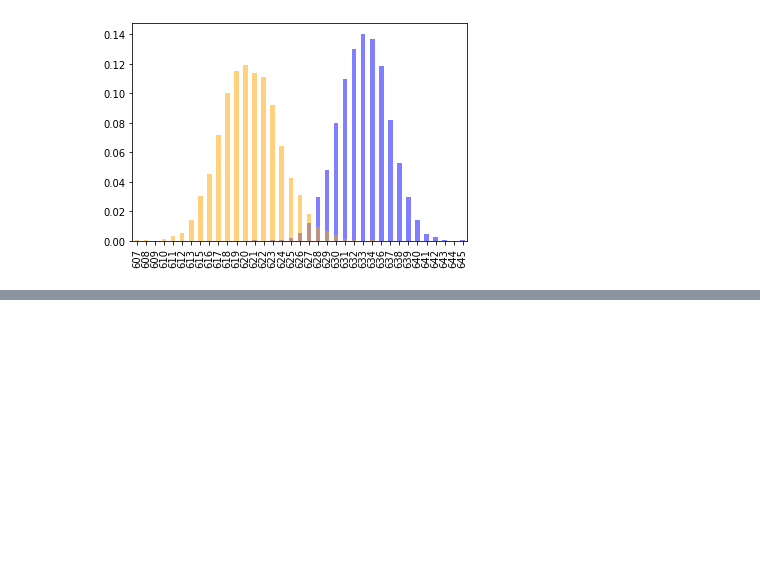
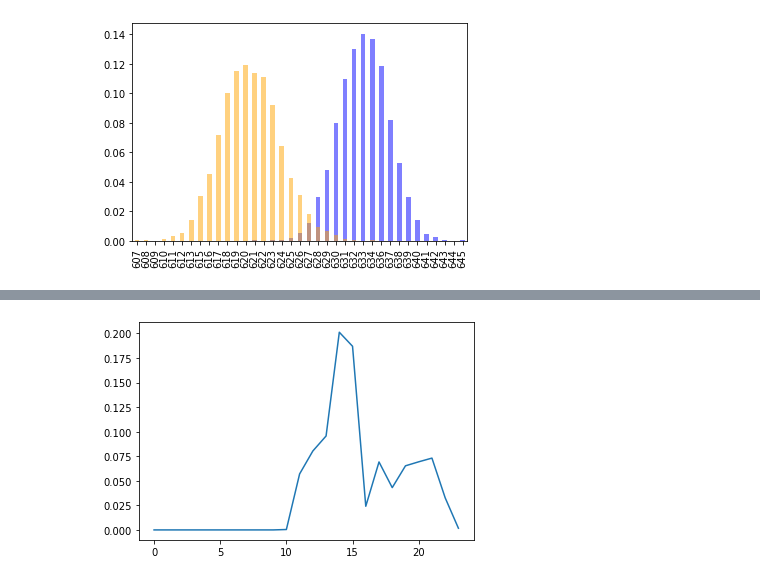
Before and after one commit to im555/lerning_LNPR, a Jupyter notebook: section_sensor/lidar_600.ipynb, the cells around one changed output, grey strips where cells are left out. Saved outputs shown, nothing was run; the diff lists cells and outputs as text; code cells hidden in the pictures; blank space fills up the shorter version.

```diff
--- a/section_sensor/lidar_600.ipynb
+++ b/section_sensor/lidar_600.ipynb
@@ -142,0 +182,11 @@ plt.show()
+# %%
+values_11=[617,624,619]#sensor_data_600.txtから拾ってきた11時台のセンサ値
+
+estimation=p_t[0]
+for v in values_11:
+    estimation = bayes_estimation(v,estimation)
+
+plt.plot(estimation)
+plt.show()
+# %% [output]
+[figure, added]
```
Also changed, not shown: parts of 7 cells of this notebook.
